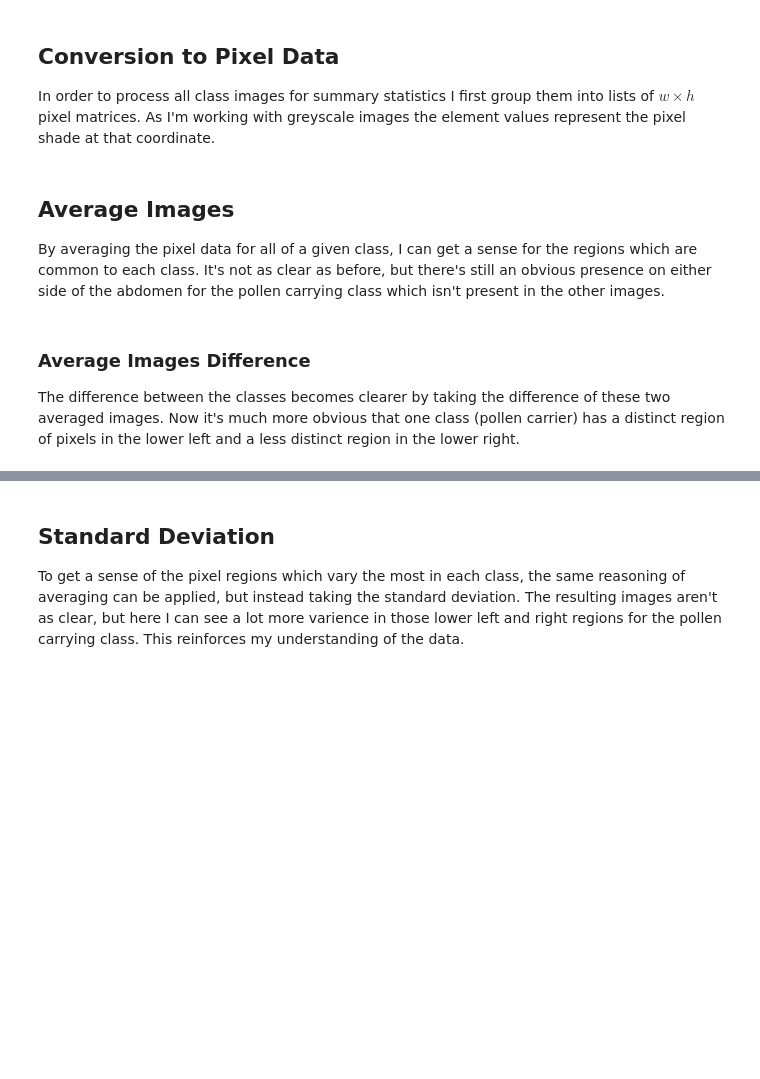
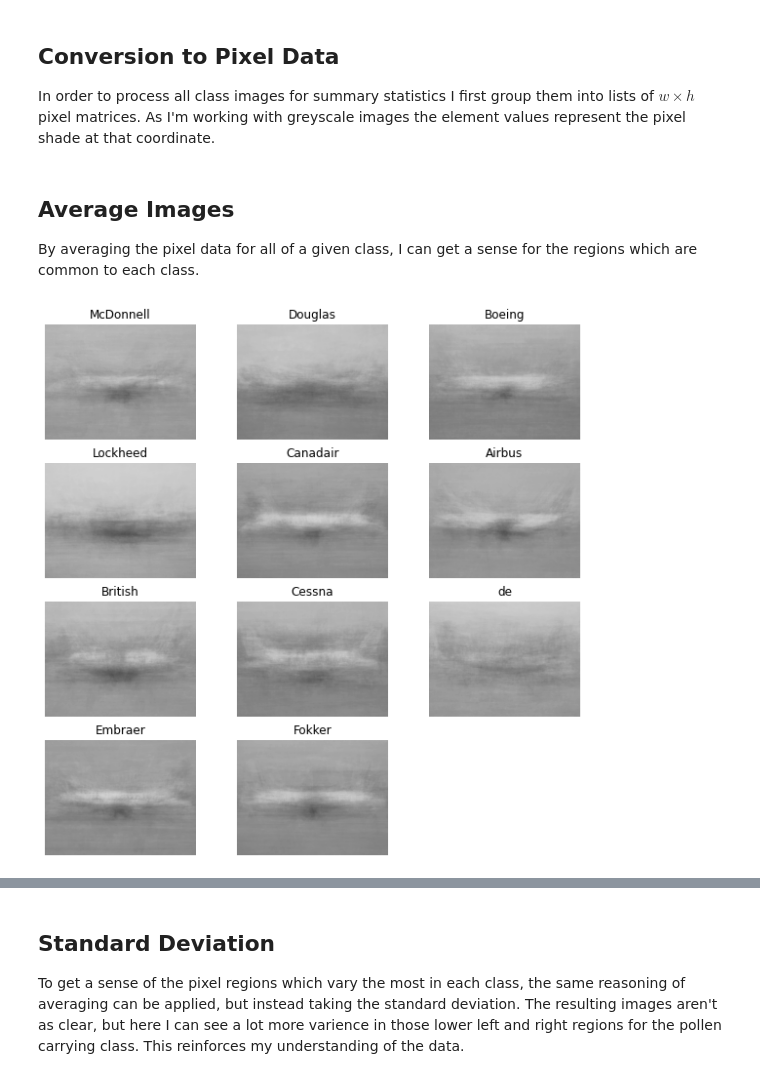
Before and after one commit to kymckay/f21dl-coursework, a Jupyter notebook: km2008_f21dl_cw.ipynb, the cells around one changed output, grey strips where cells are left out. Saved outputs shown, nothing was run; the diff lists cells and outputs as text; code cells hidden in the pictures; blank space fills up the shorter version.

Commit message:
Find average image of each class

```diff
--- a/km2008_f21dl_cw.ipynb
+++ b/km2008_f21dl_cw.ipynb
@@ -326,8 +326,23 @@ all_class_imgs = read_all_img()
 # %% [markdown]
 ## <a id="h2_6">Average Images</a>
 
-By averaging the pixel data for all of a given class, I can get a sense for the regions which are common to each class. It's not as clear as before, but there's still an obvious presence on either side of the abdomen for the pollen carrying class which isn't present in the other images.
+By averaging the pixel data for all of a given class, I can get a sense for the regions which are common to each class.
-# %% [markdown]
-### Average Images Difference
-
-The difference between the classes becomes clearer by taking the difference of these two averaged images. Now it's much more obvious that one class (pollen carrier) has a distinct region of pixels in the lower left and a less distinct region in the lower right.
+# %%
+# Use function to avoid polluting global namespace
+def average_img(image_set):
+    avg = image_set[0]
+    for i in range(len(image_set)):
+        if i == 0:
+            pass
+        else:
+            alpha = 1/(i + 1)
+            beta = 1 - alpha
+            avg = cv2.addWeighted(image_set[i], alpha, avg, beta, 0)
+    return avg
+
+# Flatten image sets to average via comprehension
+all_class_means = { cl: average_img(all_class_imgs[cl]) for cl in all_classes}
+
+multi_plot(all_class_means, size=(10,10), rowlen=3)
+# %% [output]
+[figure, added]
```
Also changed, not shown: parts of 1 cell of this notebook.
